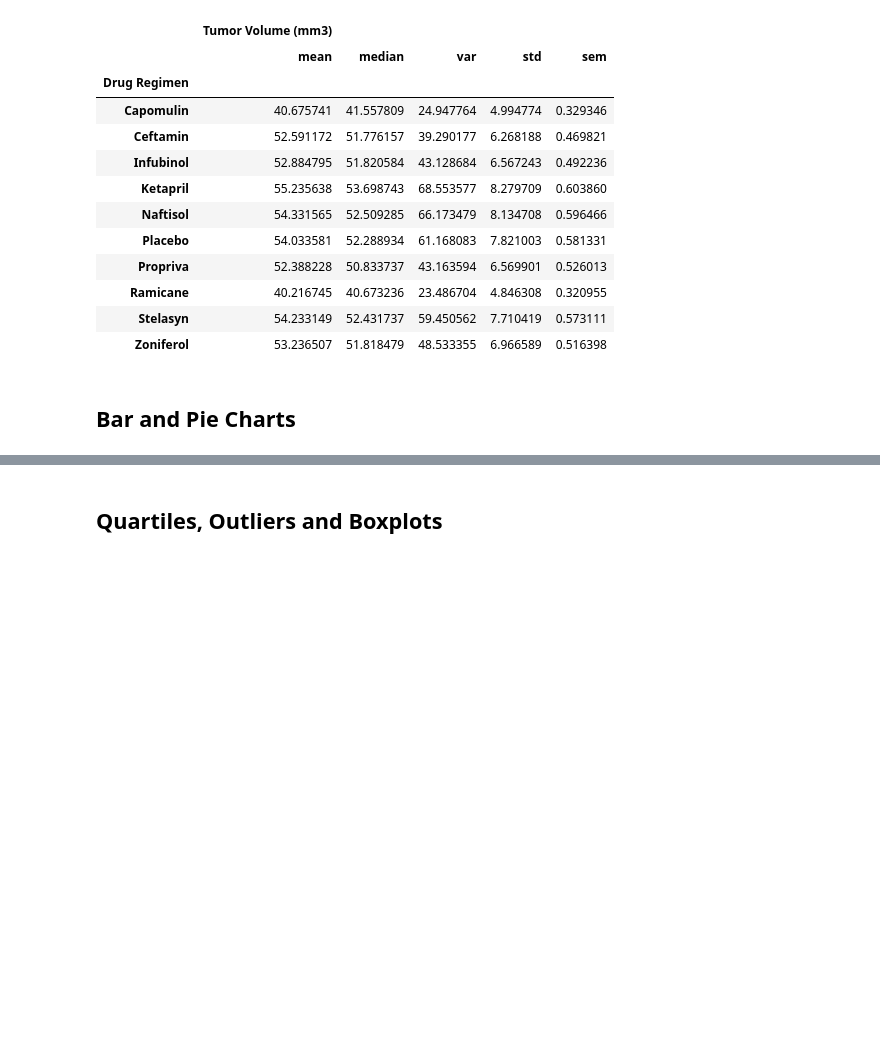
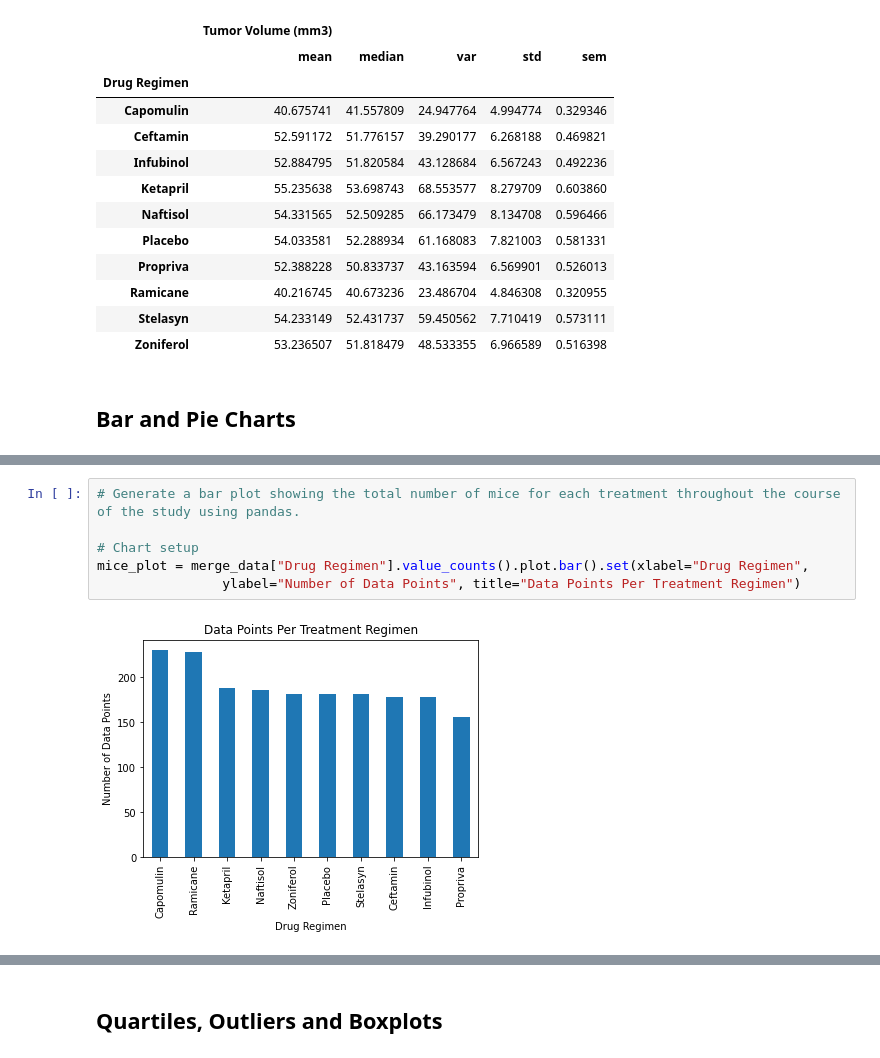
Before and after one commit to js04237/matplotlib-challenge, a Jupyter notebook: pymaceuticals.ipynb, the cells around one changed output, grey strips where cells are left out. Cells and saved outputs as stored; diff of their text form; blank space fills up the shorter version.

```diff
--- a/pymaceuticals.ipynb
+++ b/pymaceuticals.ipynb
@@ -80,3 +86,11 @@ mice_plot = mice_df["Drug Regimen"].value_counts().plot.bar().set(xlabel="Drug R
+# %%
+# Generate a bar plot showing the total number of mice for each treatment throughout the course of the study using pandas.
+
+# Chart setup
+mice_plot = merge_data["Drug Regimen"].value_counts().plot.bar().set(xlabel="Drug Regimen",
+                ylabel="Number of Data Points", title="Data Points Per Treatment Regimen")
+# %% [output]
+[figure, added]
 # %%
 # Generate a bar plot showing the total number of mice for each treatment throughout the course of the study using pyplot.
 
```
Also changed, not shown: parts of 16 cells of this notebook.
